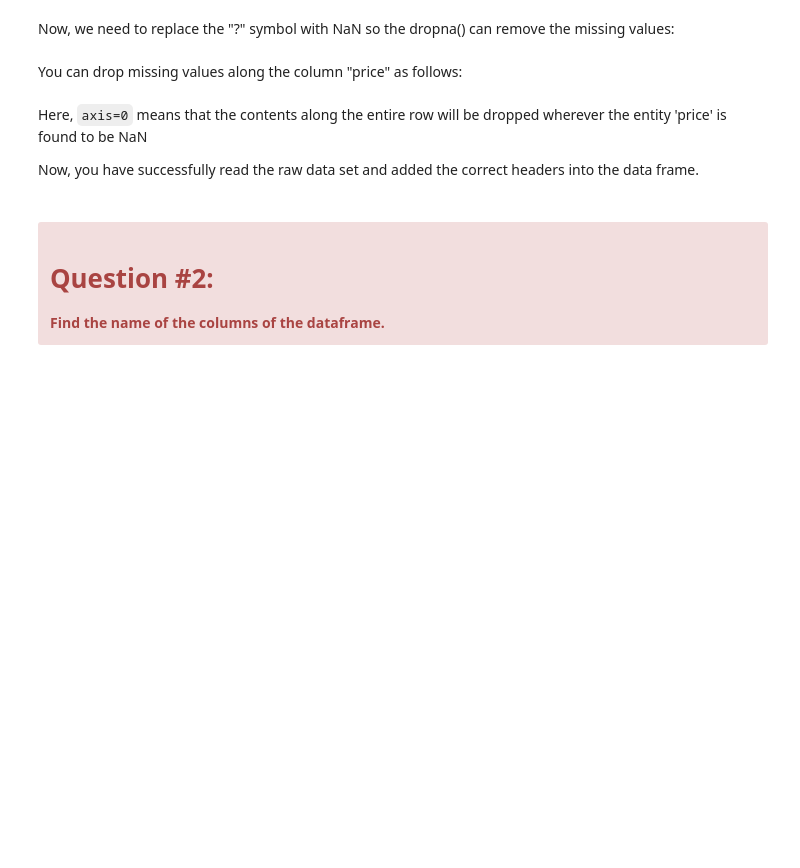
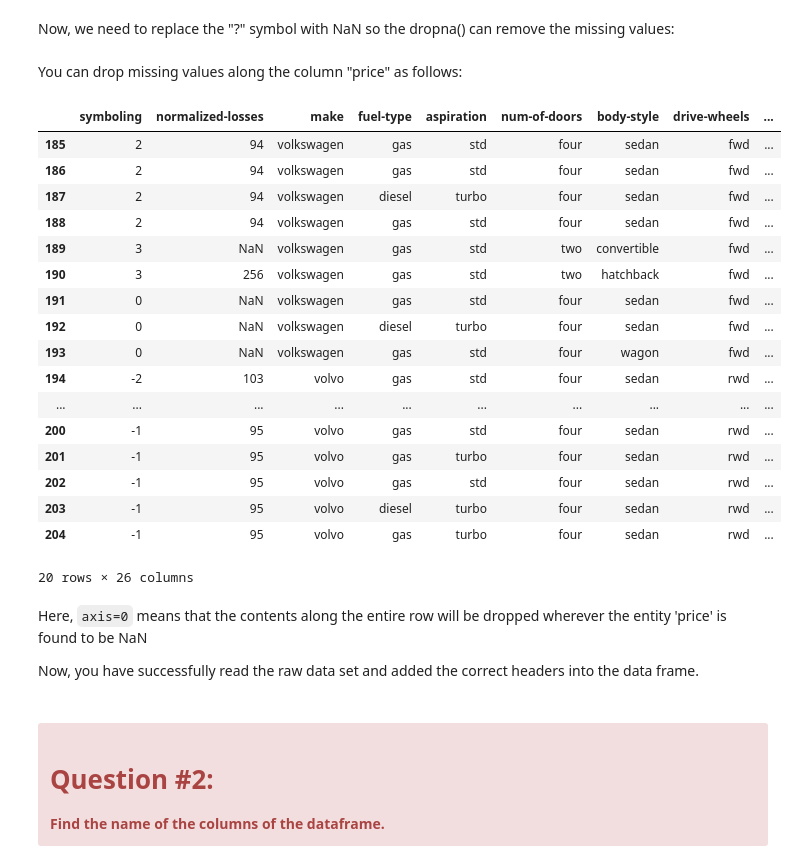
Before and after one commit to stajie99/DataVisualization, a Jupyter notebook: DA0101EN-Review-Introduction-20231003-1696291200.jupyterlite.ipynb, the cells around one changed output. Cells and saved outputs as stored; diff of their text form; code cells hidden in the pictures; blank space fills up the shorter version.

Commit message:
run pd.read csv()

```diff
--- a/DA0101EN-Review-Introduction-20231003-1696291200.jupyterlite.ipynb
+++ b/DA0101EN-Review-Introduction-20231003-1696291200.jupyterlite.ipynb
@@ -81,8 +81,8 @@ df = pd.read_csv(file_name)
 # %% [markdown]
 > Note: This version of the lab is working on JupyterLite, which requires the dataset to be downloaded to the interface.While working on the downloaded version of this notebook on their local machines(Jupyter Anaconda), the learners can simply **skip the steps above,** and simply use the URL directly in the `pandas.read_csv()` function. You can uncomment and run the statements in the cell below.
 # %%
-#filepath = "https://cf-courses-data.s3.us.cloud-object-storage.appdomain.cloud/IBMDeveloperSkillsNetwork-DA0101EN-SkillsNetwork/labs/Data%20files/auto.csv"
-#df = pd.read_csv(filepath, header=None)
+filepath = "https://cf-courses-data.s3.us.cloud-object-storage.appdomain.cloud/IBMDeveloperSkillsNetwork-DA0101EN-SkillsNetwork/labs/Data%20files/auto.csv"
+df = pd.read_csv(filepath, header=None)
 # %% [markdown]
 After reading the data set, we can use the <code>data_frame.head(n)</code> method to check the top n rows of the data frame, where n is an integer. Contrary to <code>data_frame.head(n)</code>, <code>data_frame.tail(n)</code> will show you the bottom n rows of the data frame.
 # %%
@@ -137,12 +186,32 @@ df.head(10)
 # %% [markdown]
 Now, we need to replace the "?" symbol with NaN so the dropna() can remove the missing values:
 # %%
-df1=df.replace('?',np.NaN)
+df1=df.replace('?',np.nan)
 # %% [markdown]
 You can drop missing values along the column "price" as follows:
 # %%
 df=df1.dropna(subset=["price"], axis=0)
 df.head(20)
+df.tail(20)
+# %% [output]
+|  | symboling | normalized-losses | make | fuel-type | aspiration | num-of-doors | body-style | drive-wheels | ... |
+| 185 | 2 | 94 | volkswagen | gas | std | four | sedan | fwd | ... |
+| 186 | 2 | 94 | volkswagen | gas | std | four | sedan | fwd | ... |
+| 187 | 2 | 94 | volkswagen | diesel | turbo | four | sedan | fwd | ... |
+| 188 | 2 | 94 | volkswagen | gas | std | four | sedan | fwd | ... |
+| 189 | 3 | NaN | volkswagen | gas | std | two | convertible | fwd | ... |
+| 190 | 3 | 256 | volkswagen | gas | std | two | hatchback | fwd | ... |
+| 191 | 0 | NaN | volkswagen | gas | std | four | sedan | fwd | ... |
+| 192 | 0 | NaN | volkswagen | diesel | turbo | four | sedan | fwd | ... |
+| 193 | 0 | NaN | volkswagen | gas | std | four | wagon | fwd | ... |
+| 194 | -2 | 103 | volvo | gas | std | four | sedan | rwd | ... |
+| ... | ... | ... | ... | ... | ... | ... | ... | ... | ... |
+| 200 | -1 | 95 | volvo | gas | std | four | sedan | rwd | ... |
+| 201 | -1 | 95 | volvo | gas | turbo | four | sedan | rwd | ... |
+| 202 | -1 | 95 | volvo | gas | std | four | sedan | rwd | ... |
+| 203 | -1 | 95 | volvo | diesel | turbo | four | sedan | rwd | ... |
+| 204 | -1 | 95 | volvo | gas | turbo | four | sedan | rwd | ... |
+20 rows × 26 columns
 # %% [markdown]
 Here, `axis=0` means that the contents along the entire row will be dropped wherever the entity 'price' is found to be NaN
 
```
Also changed, not shown: parts of 7 cells of this notebook.
